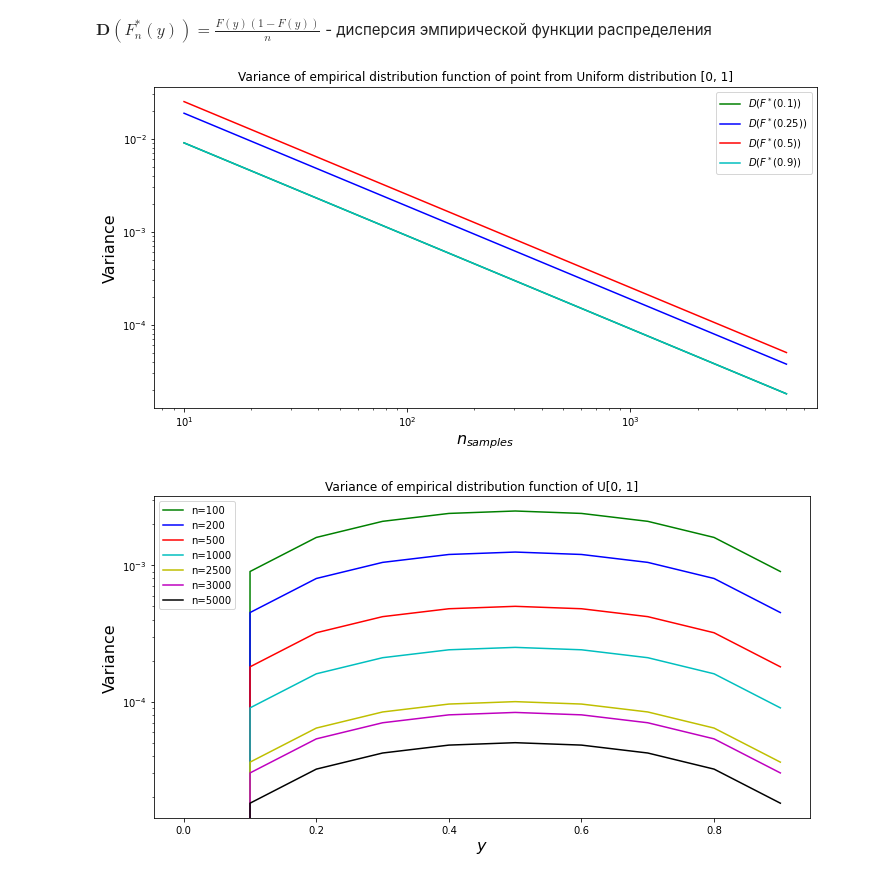
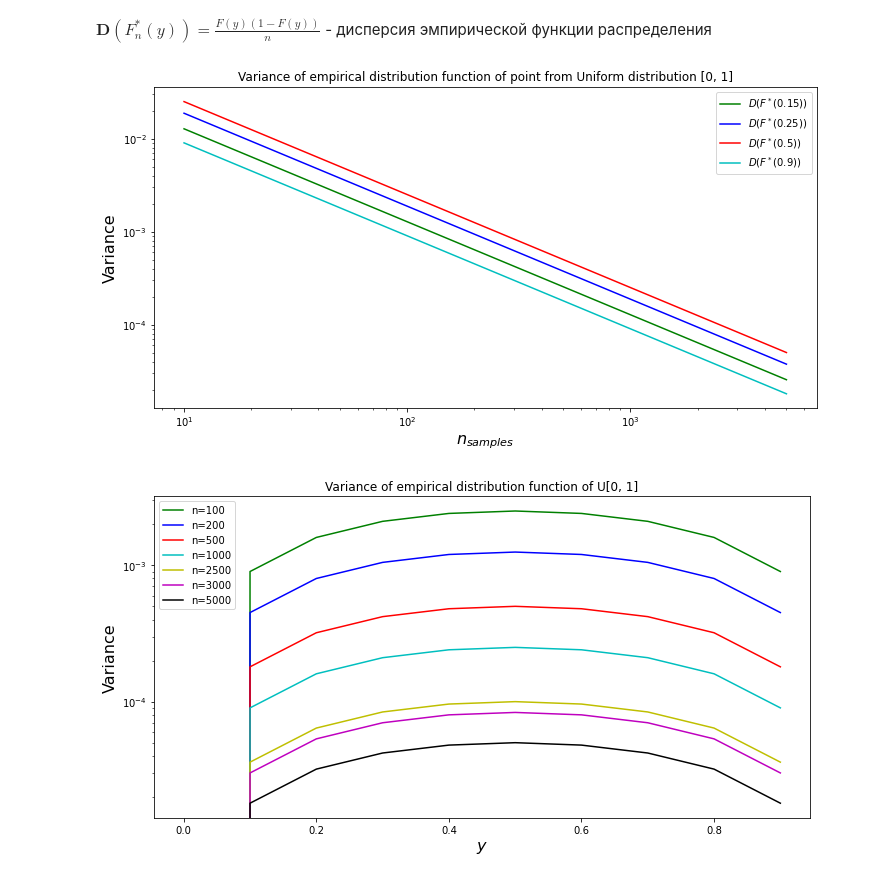
Before and after one commit to Alexoflife/Bioinf_stat, a Jupyter notebook: MHW1_Petrov_var7.ipynb, the cells around one changed output. Saved outputs shown, nothing was run; the diff lists cells and outputs as text; code cells hidden in the pictures.

```diff
--- a/MHW1_Petrov_var7.ipynb
+++ b/MHW1_Petrov_var7.ipynb
@@ -229,28 +229,28 @@ $\textbf{D}(F_n^*(y))=\frac{F(y)(1-F(y))}{n}$ - дисперсия эмпири
 # %%
 plt.figure(figsize=(10, 5))
 plt.tight_layout()
 ind = 1
 n_samples = [10, 25, 50, 100, 150, 200, 300, 400, 500, 750, 1000, 2000, 2500, 3000, 5000]
-X =  [0.1, 0.25, 0.5, 0.9] # fixed point
+X =  [0.15, 0.25, 0.5, 0.9] # fixed point
 param = 1 # upper bound of Uniform distribution (bottom bound is 0)
 colors = ['g', 'b', 'r', 'c']
 font = {'size': 16,
         }
 for ind, x in enumerate(X):
     D_emp_U = []
     for i, n in enumerate(n_samples):
         D_emp_U.append((x/param)*(1-x/param)/(n))
     plt.tight_layout()
     plt.plot(n_samples, D_emp_U, color=colors[ind], label=f'$D(F^*({x}))$')
 plt.xlabel('$n_{samples}$', fontdict=font)
 plt.ylabel('Variance', fontdict=font)
 plt.title('Variance of empirical distribution function of point from Uniform distribution [0, 1]')
 plt.yscale('log')
 plt.xscale('log')
 plt.legend()
 plt.show()
 # %% [output]
-[figure, old version]
+[figure, new version]
 # %%
 plt.figure(figsize=(10, 5))
 plt.tight_layout()
```
